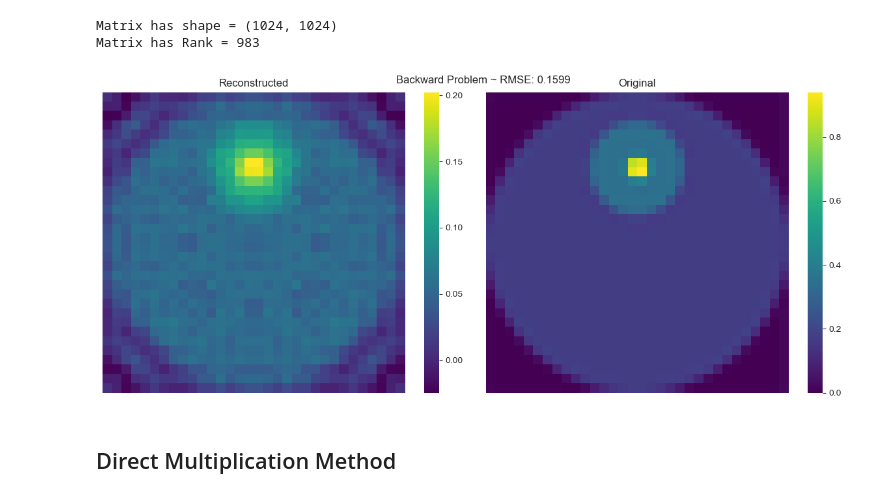
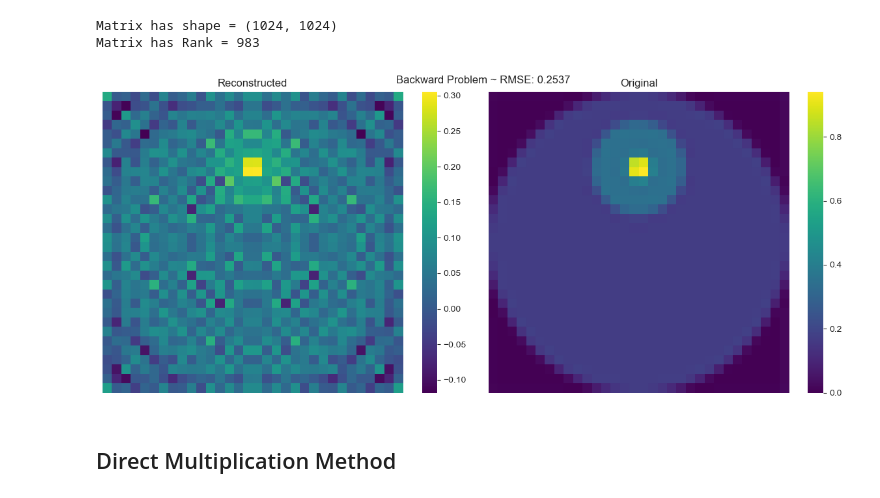
Before and after one commit to aakashks/CT-Reconstruction-2D, a Jupyter notebook: test_notebooks/balanced_data2.ipynb, the cells around one changed output. Cells and saved outputs as stored; diff of their text form; code cells hidden in the pictures.

```diff
--- a/test_notebooks/balanced_data2.ipynb
+++ b/test_notebooks/balanced_data2.ipynb
@@ -53,10 +53,10 @@ Matrix has Rank = 983
 # %%
 x_img = recon.solve(d)
 # plt.imshow(x_img)
 
-plot_images(convolute(x_img), phantom_img, title='Backward Problem ~ ')
+plot_images(x_img, phantom_img, title='Backward Problem ~ ')
 # %% [output]
-[figure, old version]
+[figure, new version]
 # %% [markdown]
 ## Direct Multiplication Method
 # %%
```
Also changed, not shown: parts of 1 cell of this notebook, 3 other files.
